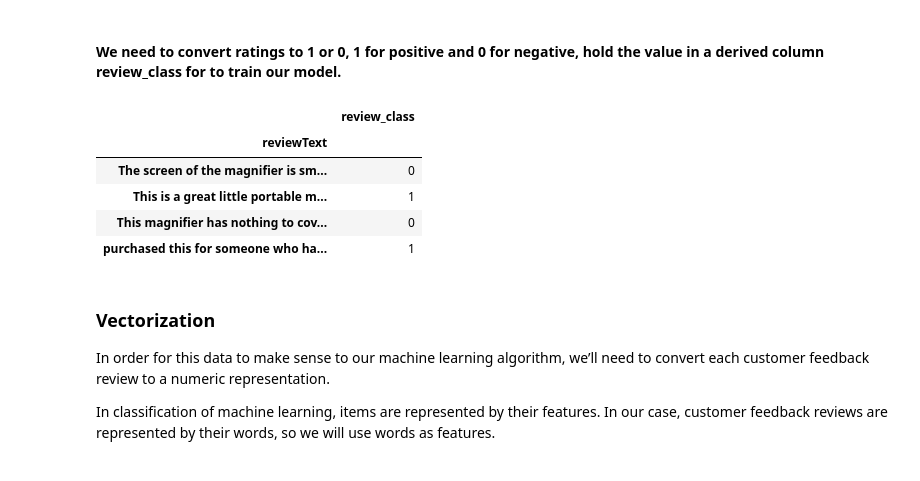
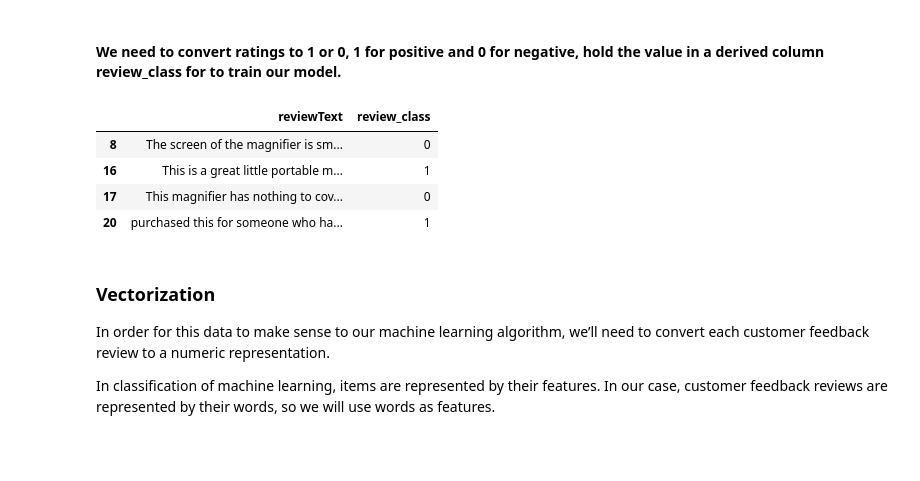
Before and after one commit to PramodaMajhi/sentiment-analysis, a Jupyter notebook: SentimentAnalysis-classical.ipynb, the cells around one changed output. Cells and saved outputs as stored; diff of their text form; code cells hidden in the pictures.

```diff
--- a/SentimentAnalysis-classical.ipynb
+++ b/SentimentAnalysis-classical.ipynb
@@ -24,7 +30,7 @@ import warnings; warnings.simplefilter('ignore')
 %matplotlib inline
 # %%
 # df = pd.read_csv("Output.csv", sep='\t', error_bad_lines= False, nrows=1000) # testing for purpose only
-df = pd.read_csv("Output.csv", sep='\t', error_bad_lines= False)
+df = pd.read_csv("Output.csv", sep='\t', error_bad_lines= False, index_col=0)
 pd.set_option('display.max_colwidth', -1)
 df.head(2)
 # %% [output]
@@ -47,10 +51,10 @@ df1 = df[['reviewText','review_class']]
 # %%
-df1.set_index("reviewText", inplace=True)
+df1 = df[['reviewText','review_class']]
+# df1.set_index("reviewText", inplace=True)
 df1.iloc[[8,16, 17, 20]]
 # %% [output]
-|  | review_class |
-| reviewText |  |
-| The screen of the magnifier is sm... | 0 |
-| This is a great little portable m... | 1 |
-| This magnifier has nothing to cov... | 0 |
-| purchased this for someone who ha... | 1 |
+|  | reviewText | review_class |
+| 8 | The screen of the magnifier is sm... | 0 |
+| 16 | This is a great little portable m... | 1 |
+| 17 | This magnifier has nothing to cov... | 0 |
+| 20 | purchased this for someone who ha... | 1 |
```
Also changed, not shown: parts of 16 cells of this notebook, 2 other files.
